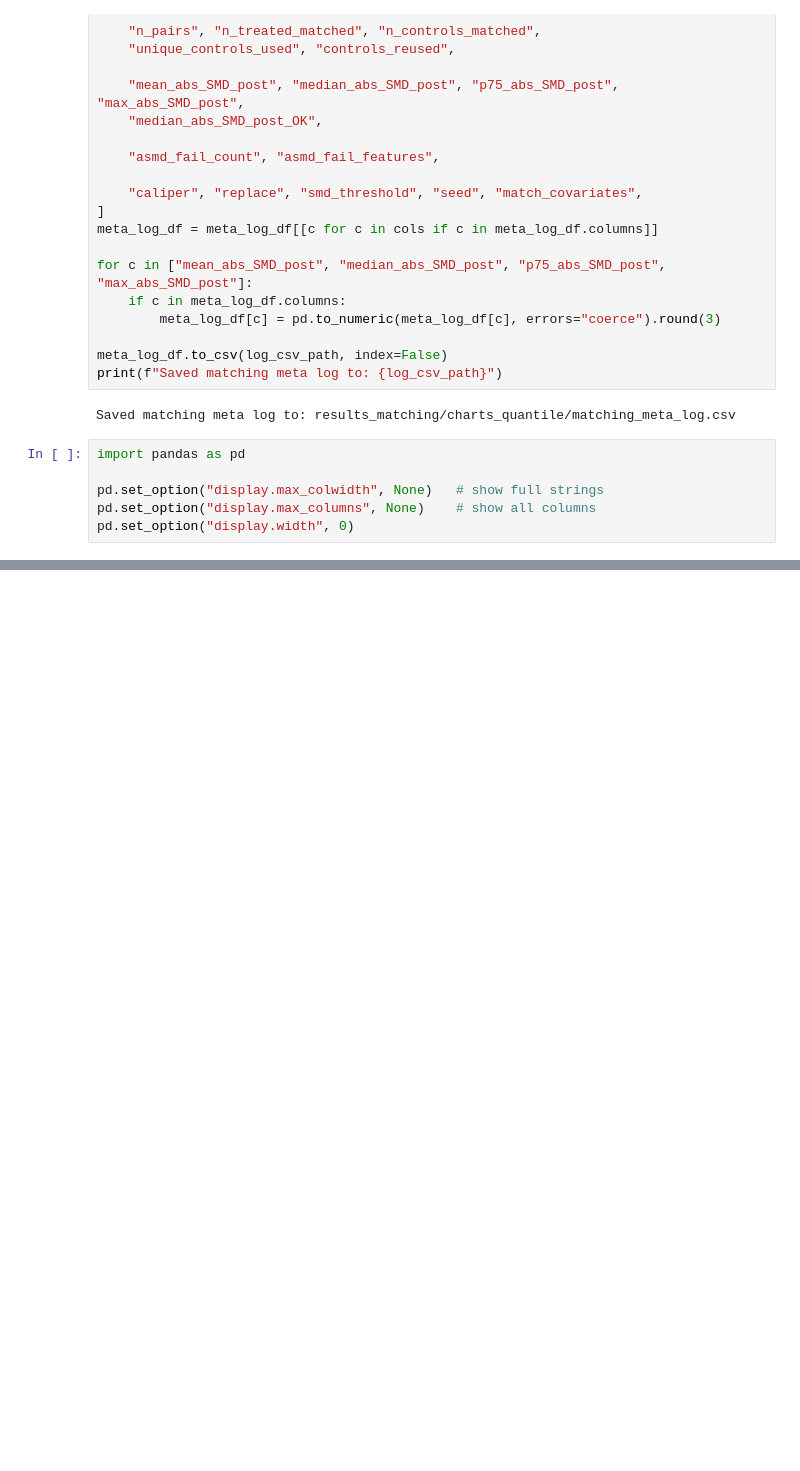
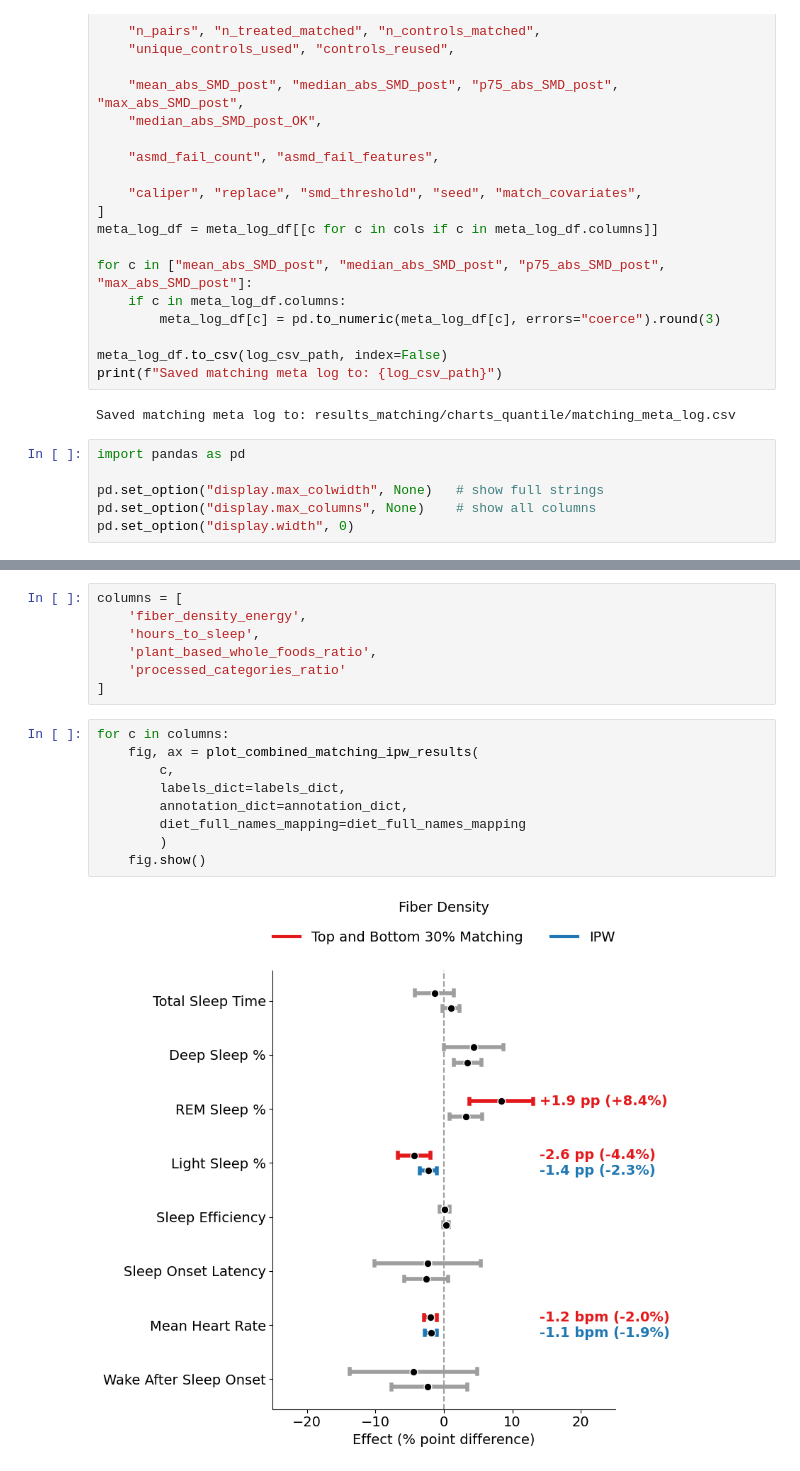
Before and after one commit to mashaashkolnik/causal_framework, a Jupyter notebook: matching.ipynb, the cells around one changed output, grey strips where cells are left out. Drawn from its saved outputs; the diff is of its cells as text; blank space fills up the shorter version.

Commit message:
feature: update matching results

```diff
--- a/matching.ipynb
+++ b/matching.ipynb
@@ -406,0 +772,18 @@ meta[[
+# %%
+columns = [
+    'fiber_density_energy',
+    'hours_to_sleep',
+    'plant_based_whole_foods_ratio',
+    'processed_categories_ratio'
+]
+# %%
+for c in columns:
+    fig, ax = plot_combined_matching_ipw_results(
+        c,
+        labels_dict=labels_dict,
+        annotation_dict=annotation_dict,
+        diet_full_names_mapping=diet_full_names_mapping
+        )
+    fig.show()
+# %% [output]
+[figure, added]
```
Also changed, not shown: parts of 5 cells of this notebook, 15 other files.
